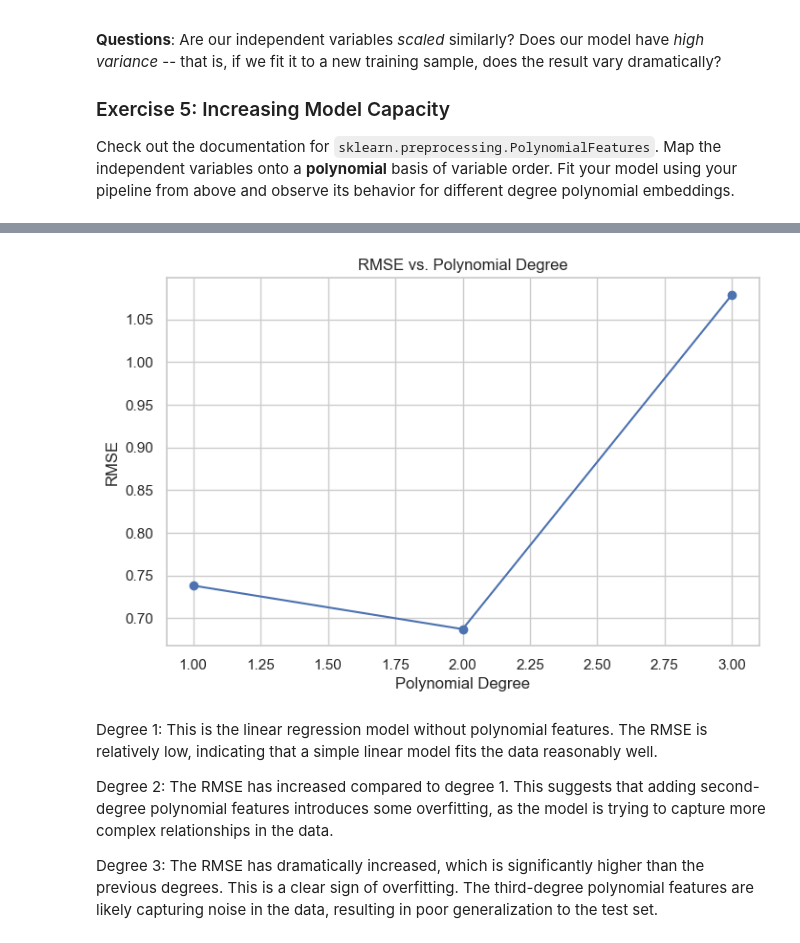
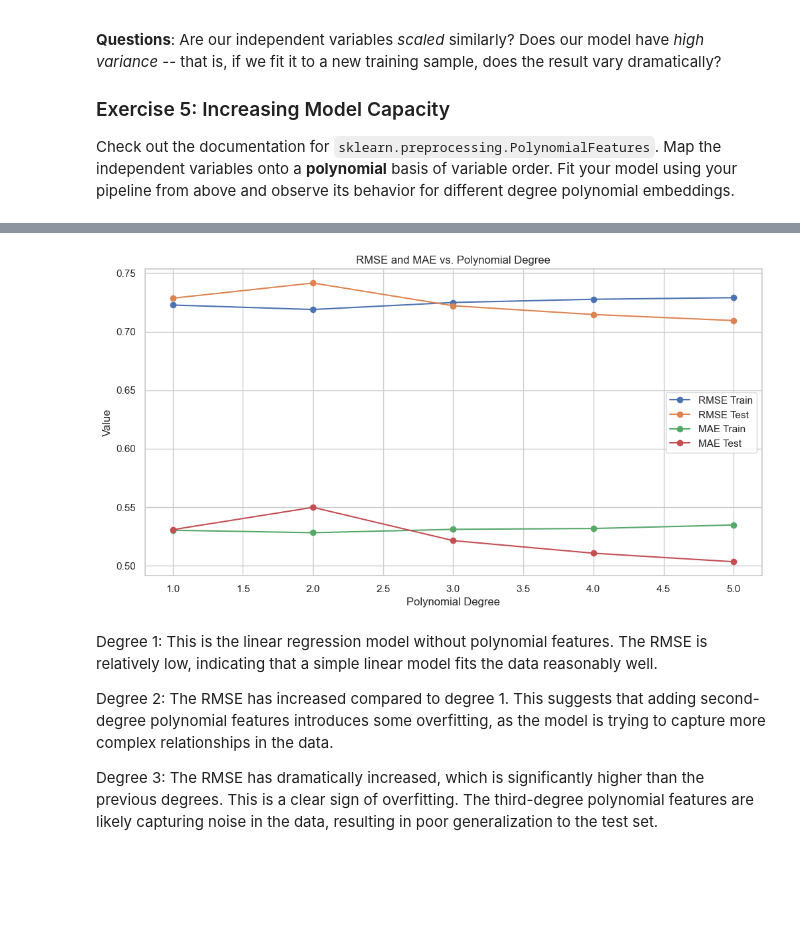
Before and after one commit to Pampaj7/FMLab, a Jupyter notebook: FML-LinearRegression1.ipynb, the cells around one changed output, grey strips where cells are left out. Saved outputs shown, nothing was run; the diff lists cells and outputs as text; code cells hidden in the pictures; blank space fills up the shorter version.

```diff
--- a/FML-LinearRegression1.ipynb
+++ b/FML-LinearRegression1.ipynb
@@ -381,16 +379,26 @@ Write a function (or even just code in the cell that calls previously defined fu
 Experiment with different splits to see if the results are the same. Try using more or less training data with respect to test data. Observe how the results change.
 # %%
 # Your pipeline code here.
-def pipeline(model, df, targets, train_size=0.75):
+def pipeline(model, df, targets, train_size=0.75, degree = 1):
     Xtr, Xte, ytr, yte = train_test_split(df, targets, train_size=train_size)
     model.fit(Xtr, ytr)
     preds_tr = model.predict(Xtr)
     preds_te = model.predict(Xte)
-    print(f'RMSE on train: {np.sqrt(mean_absolute_error(preds_tr, ytr))}')
-    print(f'RMSE on test: {np.sqrt(mean_squared_error(preds_te, yte))}')
-    print(f'MAE on train: {mean_absolute_error(preds_tr, ytr)}')
-    print(f'MAE on test: {mean_squared_error(preds_te, yte)}')
 
+    rmse_train = np.sqrt(mean_squared_error(preds_tr, ytr))
+    rmse_test = np.sqrt(mean_squared_error(preds_te, yte))
+    mae_train = mean_absolute_error(preds_tr, ytr)
+    mae_test = mean_squared_error(preds_te, yte)
+
+    print(f'Train size: {train_size}')
+    print(f'Degree: {degree}')
+    print(f'RMSE on train: {rmse_train:.4f}')
+    print(f'RMSE on test: {rmse_test:.4f}')
+    print(f'MAE on train: {mae_train:.4f}')
+    print(f'MAE on test: {mae_test:.4f}')
+    print('--------')
+
+    return rmse_train, rmse_test, mae_train, mae_test
 
 for train_size in range(1, 11, 2):
     train_size /= 10.0  # Convert to a float in the range [0.0, 1.0]
@@ -432,34 +440,55 @@ Now that we have a simple, baseline linear regression result, let's see if we ca
 Check out the documentation for `sklearn.preprocessing.PolynomialFeatures`. Map the independent variables onto a **polynomial** basis of variable order. Fit your model using your pipeline from above and observe its behavior for different degree polynomial embeddings.
 # %%
 from sklearn.preprocessing import PolynomialFeatures
+from sklearn.model_selection import cross_val_score
 
-rmse_values = []
 
-for degree in range(1, 4):
-    poly = PolynomialFeatures(degree)    # Create PolynomialFeatures instance with the current degree
+rmse_train_values = []
+rmse_test_values = []
+mae_train_values = []
+mae_test_values = []
 
-    # Transform the training and testing data with polynomial features
-    X_train_poly = poly.fit_transform(Xtr)
-    X_test_poly = poly.transform(Xte)
+def variableSizeModels(train_size = 0.75):
+    for degree in range(1, 6):
 
-    model = LinearRegression()
-    model.fit(X_train_poly, ytr)
+        poly = PolynomialFeatures(degree)    # Create PolynomialFeatures instance with the current degree
 
-    # Predict on the test set
-    y_pred = model.predict(X_test_poly)
+        # Transform the training and testing data with polynomial features
+        X_train_poly = poly.fit_transform(Xtr)
+        X_test_poly = poly.transform(Xte)
 
-    # Calculate RMSE for this degree
-    rmse = np.sqrt(mean_squared_error(yte, y_pred) )
-    rmse_values.append(rmse)
-    # Print RMSE for this degree
-    print(f'Degree {degree}: RMSE = {rmse:.4f}')
+        model = LinearRegression()
+        model.fit(X_train_poly, ytr)
 
-# Plot RMSE values for different degrees
-plt.figure(figsize=(8, 5))
-plt.plot(range(1, 4), rmse_values, marker='o', linestyle='-')
-plt.title('RMSE vs. Polynomial Degree')
-plt.xlabel('Polynomial Degree')
-plt.ylabel('RMSE')
-plt.grid(True)
-plt.show()
+        rmse_train, rmse_test, mae_train, mae_test = pipeline(model, df, targets, train_size=train_size , degree=degree) #here i need to add the variable trin size
+
+        rmse_train_values.append(rmse_train)
+        rmse_test_values.append(rmse_test)
+        mae_train_values.append(mae_train)
+        mae_test_values.append(mae_test)
+
+
+    # Create a single figure
+    plt.figure(figsize=(12, 6))
+
+    # Plot RMSE and MAE values for different degrees on the same plot
+    plt.plot(range(1, 6), rmse_train_values, marker='o', linestyle='-', label='RMSE Train')
+    plt.plot(range(1, 6), rmse_test_values, marker='o', linestyle='-', label='RMSE Test')
+    plt.plot(range(1, 6), mae_train_values, marker='o', linestyle='-', label='MAE Train')
+    plt.plot(range(1, 6), mae_test_values, marker='o', linestyle='-', label='MAE Test')
+
+    # Add labels and title
+    plt.xlabel('Polynomial Degree')
+    plt.ylabel('Value')
+    plt.title('RMSE and MAE vs. Polynomial Degree')
+
+    # Add a legend
+    plt.legend()
+
+    # Show the combined plot
+    plt.grid(True)
+    plt.show()
+
+
+variableSizeModels()
 # %% [output]
@@ -469,4 +512,4 @@ Degree 3: RMSE = 1.0792
-[figure, old version]
+[figure, new version]
 # %% [markdown]
 Degree 1: This is the linear regression model without polynomial features. The RMSE is relatively low, indicating that a simple linear model fits the data reasonably well.
 
```
Also changed, not shown: parts of 18 cells of this notebook.
